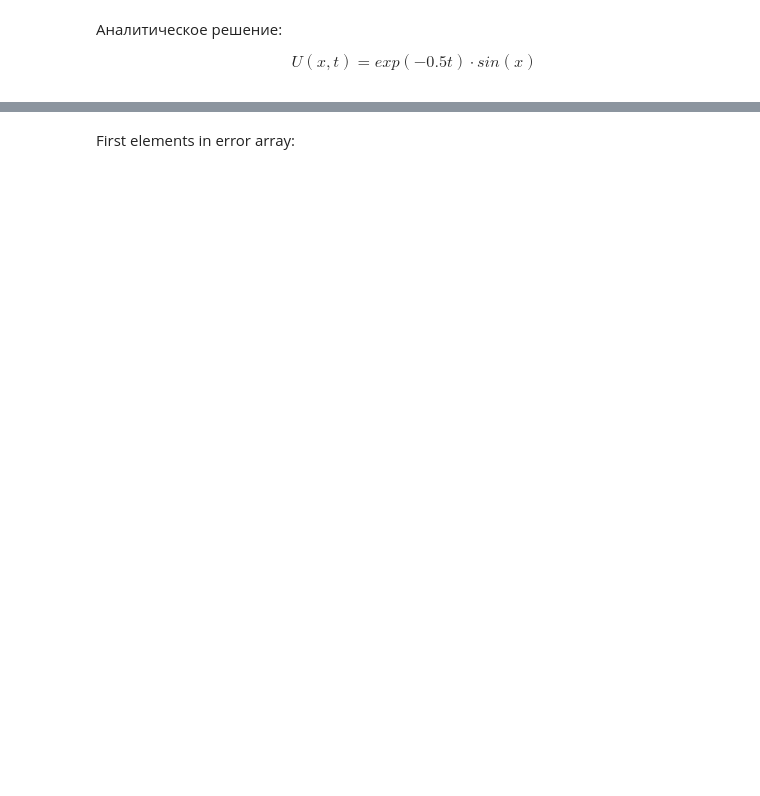
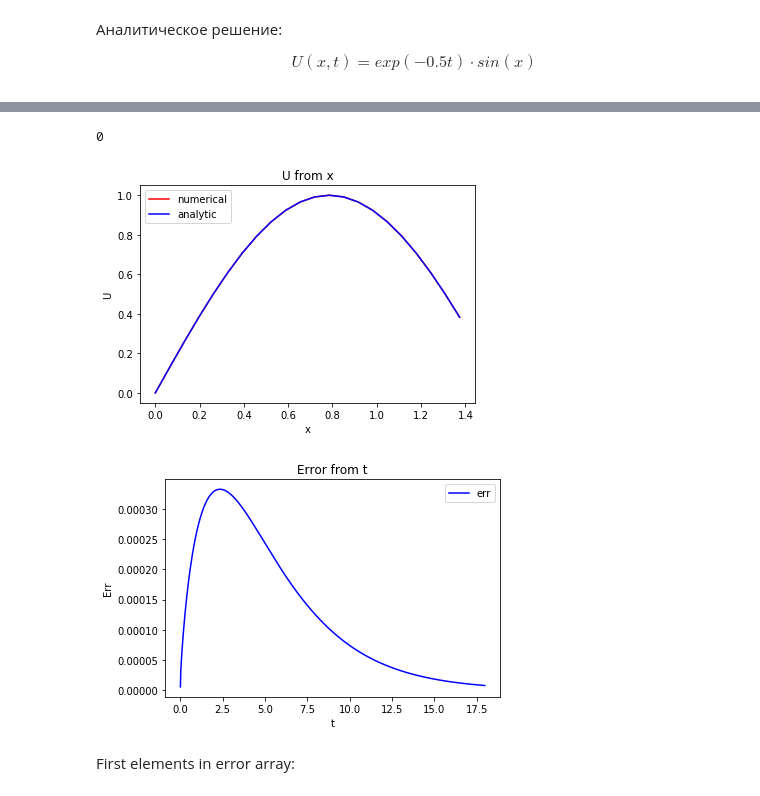
Before and after one commit to DenVankov/Numerical-Methods, a Jupyter notebook: Lab5/lab5_report.ipynb, the cells around one changed output, grey strips where cells are left out. Saved outputs shown, nothing was run; the diff lists cells and outputs as text; code cells hidden in the pictures; blank space fills up the shorter version.

```diff
--- a/Lab5/lab5_report.ipynb
+++ b/Lab5/lab5_report.ipynb
@@ -115,3 +119,45 @@ draw(dict_ans, N, K, T)
+# %%
+def draw_u_x(dict_, N, K, T, time=0, save_file="plot_u_x.png"):
+    fig = plt.figure()
+    x = np.arange(0, np.pi / 2, np.pi / 2 / N)
+    t = np.arange(0, T, T / K)
+    z1 = np.array(dict_['numerical'])
+    z2 = np.array(dict_['analytic'])
+
+#     print(z1)
+
+    plt.title('U from x')
+    plt.plot(x[0:-2], z1[time][0:-2], color='r', label='numerical')
+    plt.plot(x[0:-2], z2[time][0:-2], color='b', label='analytic')
+    plt.legend(loc='best')
+    plt.ylabel('U')
+    plt.xlabel('x')
+    plt.savefig(save_file)
+    plt.show()
+
+    err = []
+    error = compare_error(dict_ans)
+    for i in range(len(error)):
+        tmp = 0
+        for j in error[i]:
+            tmp += j
+        err.append(tmp/len(error[i])/1000)
+    plt.title('Error from t')
+    plt.plot(t, err, color='b', label='err')
+    plt.legend(loc='best')
+    plt.ylabel('Err')
+    plt.xlabel('t')
+    plt.savefig('err.png')
+    plt.show()
+# %%
+curr_time = int(input())
+# %% [output]
+0
+# %%
+draw_u_x(dict_ans, N, K, T, curr_time)
+# %% [output]
+[figure, added]
+[figure, added]
 # %%
 error = compare_error(dict_ans)
 avg_err = 0.0
```
Also changed, not shown: parts of 15 cells of this notebook, 5 other files.
